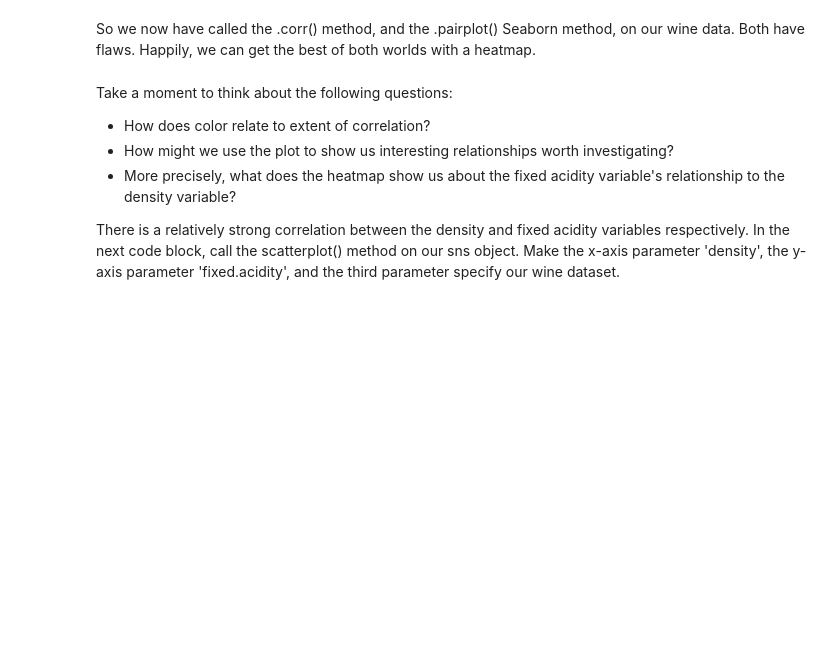
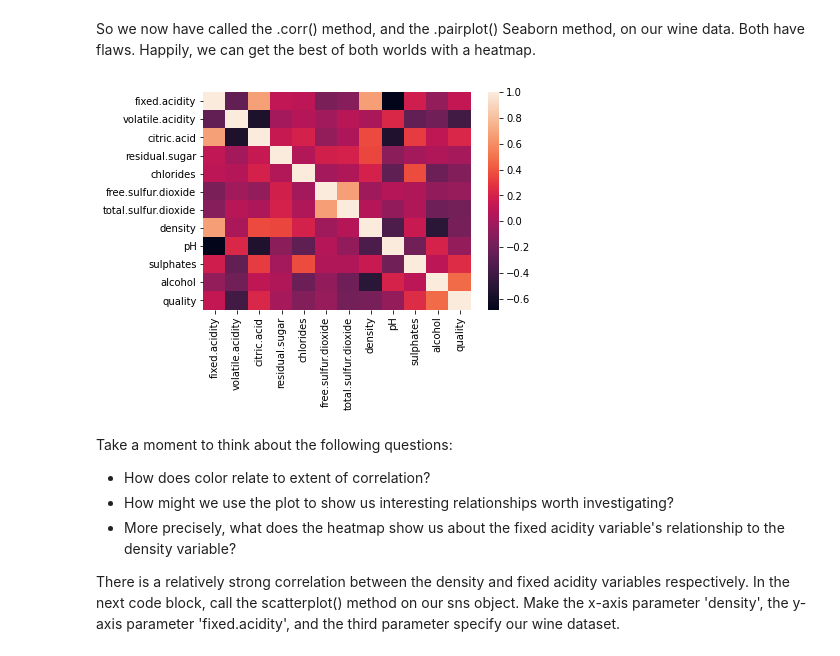
Before and after one commit to lilorent/Springboard, a Jupyter notebook: mini-projects-case-studies/Linear Regression Case Study/SBRegression Case Study - the Red Wine Dataset - Tier 3.ipynb, the cells around one changed output. Cells and saved outputs as stored; diff of their text form; code cells hidden in the pictures; blank space fills up the shorter version.

```diff
--- a/mini-projects-case-studies/Linear Regression Case Study/SBRegression Case Study - the Red Wine Dataset - Tier 3.ipynb
+++ b/mini-projects-case-studies/Linear Regression Case Study/SBRegression Case Study - the Red Wine Dataset - Tier 3.ipynb
@@ -200,7 +214,9 @@ Here's a couple things you might have noticed:
 So we now have called the .corr() method, and the .pairplot() Seaborn method, on our wine data. Both have flaws. Happily, we can get the best of both worlds with a heatmap.
 # %%
 # Make a heatmap of the data
-_ _ _
+_ = sns.heatmap(wine.corr())
+# %% [output]
+[figure, added]
 # %% [markdown]
 Take a moment to think about the following questions:
 - How does color relate to extent of correlation?
```
Also changed, not shown: parts of 34 cells of this notebook.
